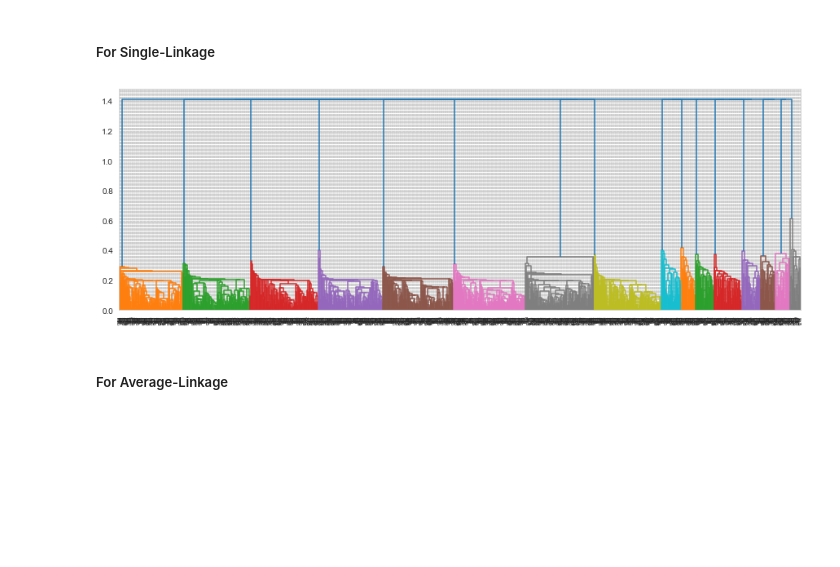
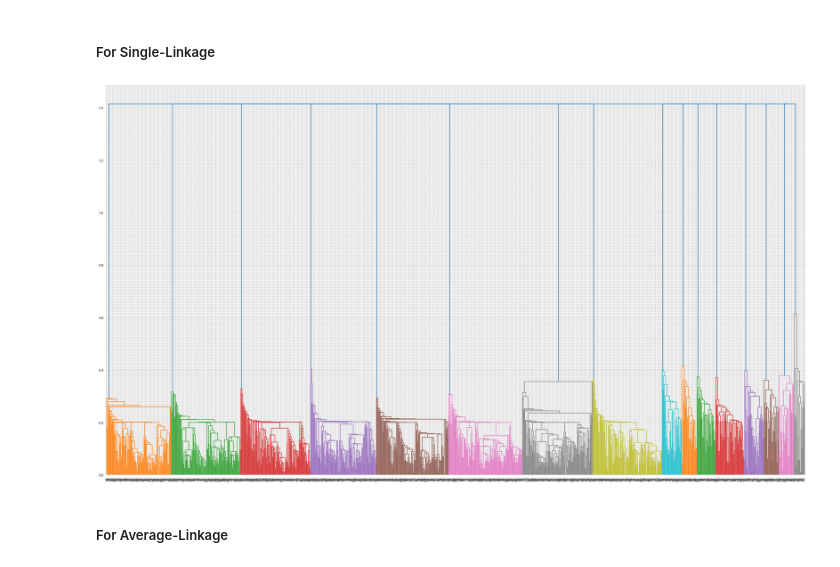
Before and after one commit to Sun-Chirawat/Senior-Project-CS, a Jupyter notebook: Clustering Modelling.ipynb, the cells around one changed output. Saved outputs shown, nothing was run; the diff lists cells and outputs as text; code cells hidden in the pictures; blank space fills up the shorter version.

```diff
--- a/Clustering Modelling.ipynb
+++ b/Clustering Modelling.ipynb
@@ -364,12 +364,12 @@ Centroid data:
 # %%
 from scipy.cluster import hierarchy
 import matplotlib.pyplot as plt
 
-plt.figure(figsize = (15, 5))
+plt.figure(figsize = (35, 20))
 dn = hierarchy.dendrogram(hierarchy.linkage(X, 'single'))
 plt.show()
 # %% [output]
-[figure, old version]
+[figure, new version]
 # %% [markdown]
 ##### For Average-Linkage
 # %%
```
Also changed, not shown: parts of 47 cells of this notebook.
